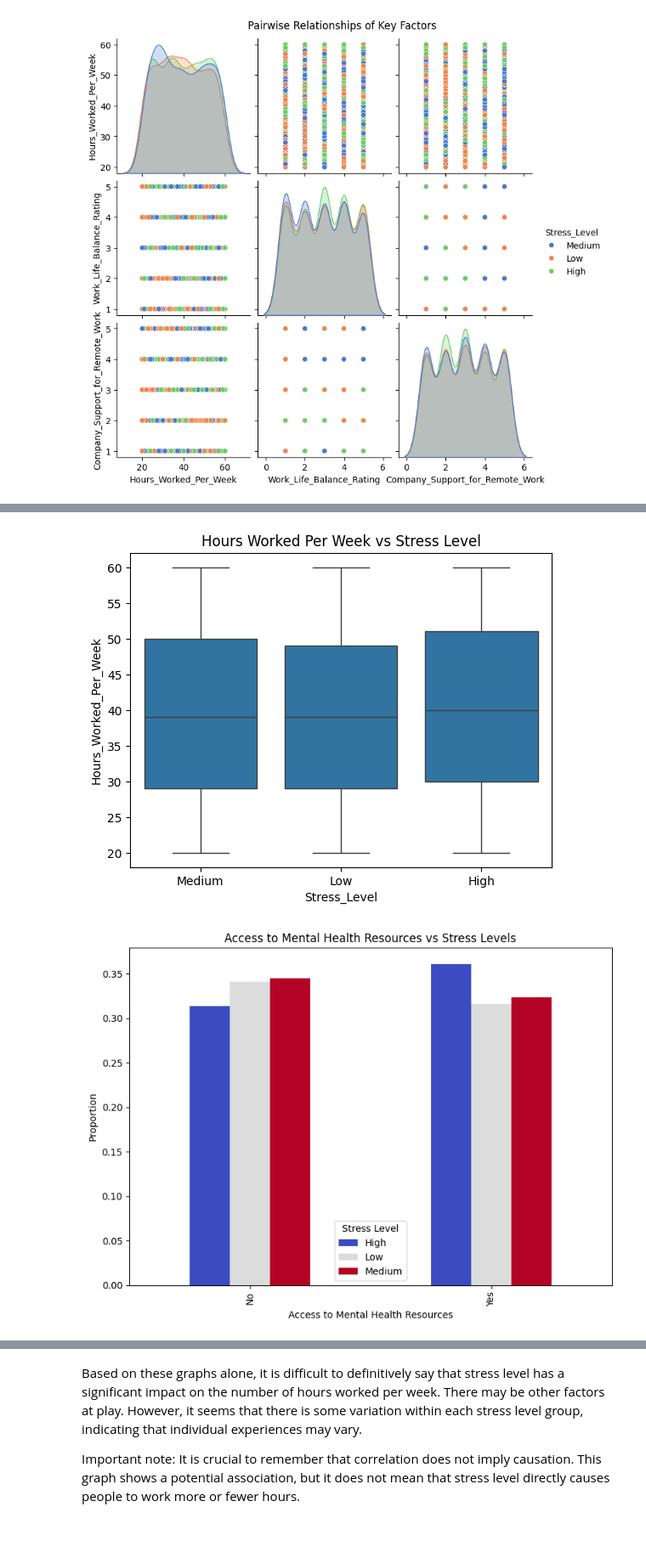
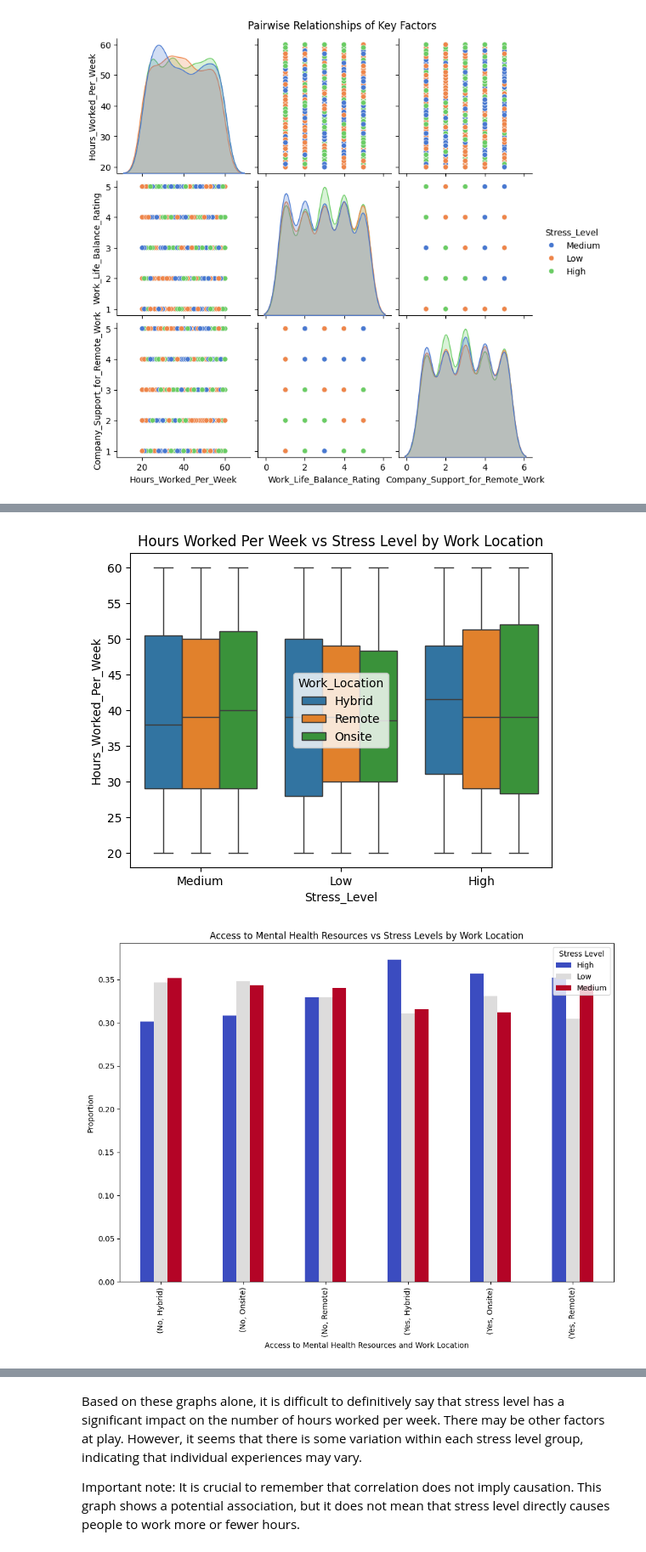
Before and after one commit to lcopolillo/FCD-2024-25, a Jupyter notebook: 127424_BeatrizSantos_126735_LuizaCoelho_131367_MiguelCardoso.ipynb, the cells around one changed output, grey strips where cells are left out. Shown at 85% size. Saved outputs shown, nothing was run; the diff lists cells and outputs as text; code cells hidden in the pictures.

```diff
--- a/127424_BeatrizSantos_126735_LuizaCoelho_131367_MiguelCardoso.ipynb
+++ b/127424_BeatrizSantos_126735_LuizaCoelho_131367_MiguelCardoso.ipynb
@@ -387,41 +358,38 @@ plt.show()
 # %% [output]
 [figure]
 # %%
-
-
 # Count plot for Work_Location vs Stress_Level to see where the stress levels are higher
 # Univariate Analysis
 sns.countplot(x='Work_Location', hue='Stress_Level', data=data)
 plt.title('Work Location vs Stress Level')
 plt.show()
 
-
 # Bivariate Analysis using a Boxplot for Hours_Worked_Per_Week vs Stress_Level
 # Box plot for Hours_Worked_Per_Week vs Stress_Level
-sns.boxplot(x='Stress_Level', y='Hours_Worked_Per_Week', data=data)
-plt.title('Hours Worked Per Week vs Stress Level')
+sns.boxplot(x='Stress_Level', y='Hours_Worked_Per_Week', hue='Work_Location', data=data)
+plt.title('Hours Worked Per Week vs Stress Level by Work Location')
 plt.show()
 
 # Grouped Bar Chart: Access to Mental Health Resources vs. Stress Levels
-access_stress = pd.crosstab(data['Access_to_Mental_Health_Resources'], data['Stress_Level'], normalize='index')
-access_stress.plot(kind='bar', figsize=(8, 6), colormap='coolwarm')
-plt.title('Access to Mental Health Resources vs Stress Levels')
-plt.xlabel('Access to Mental Health Resources')
+access_stress = pd.crosstab([data['Access_to_Mental_Health_Resources'], data['Work_Location']], data['Stress_Level'], normalize='index')
+access_stress.plot(kind='bar', figsize=(10, 8), colormap='coolwarm')
+plt.title('Access to Mental Health Resources vs Stress Levels by Work Location')
+plt.xlabel('Access to Mental Health Resources and Work Location')
 plt.ylabel('Proportion')
 plt.legend(title='Stress Level')
 plt.tight_layout()
 plt.show()
 
 # Heatmap: Region vs. Stress Levels
-region_stress = pd.crosstab(data['Region'], data['Stress_Level'], normalize='index')
-plt.figure(figsize=(10, 8))
+region_stress = pd.crosstab([data['Region'], data['Work_Location']], data['Stress_Level'], normalize='index')
+plt.figure(figsize=(12, 10))
 sns.heatmap(region_stress, annot=True, cmap='YlGnBu', fmt='.2f', linewidths=0.5)
-plt.title('Region vs Stress Levels')
+plt.title('Region vs Stress Levels by Work Location')
 plt.xlabel('Stress Level')
-plt.ylabel('Region')
+plt.ylabel('Region and Work Location')
 plt.tight_layout()
 plt.show()
 # %% [output]
 [figure]
-[figure, old version]
+[figure, new version]
-[figure, old version]
+[figure, new version]
```
Also changed, not shown: parts of 42 cells of this notebook, 1 other file.
